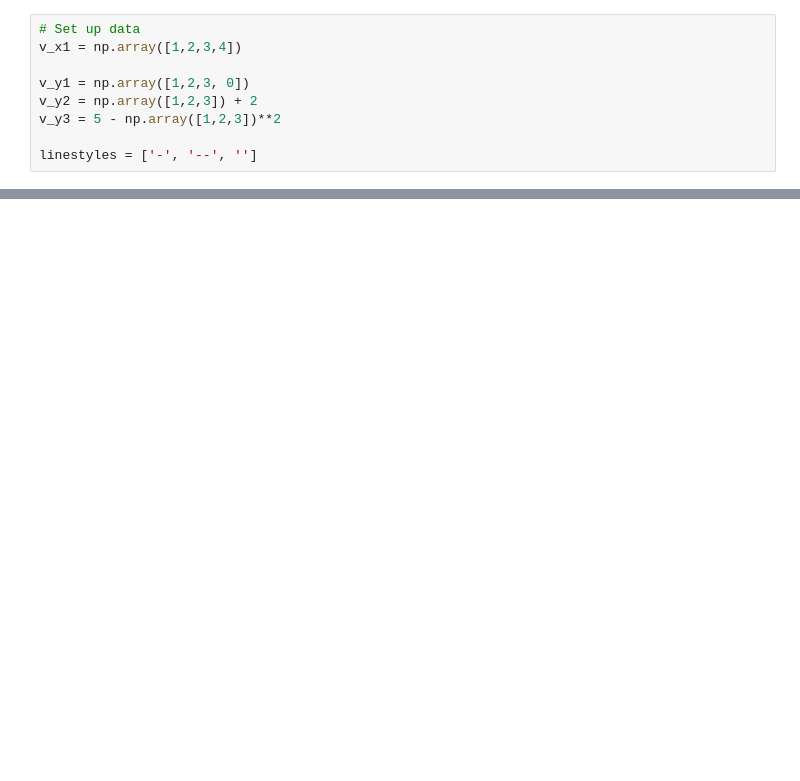
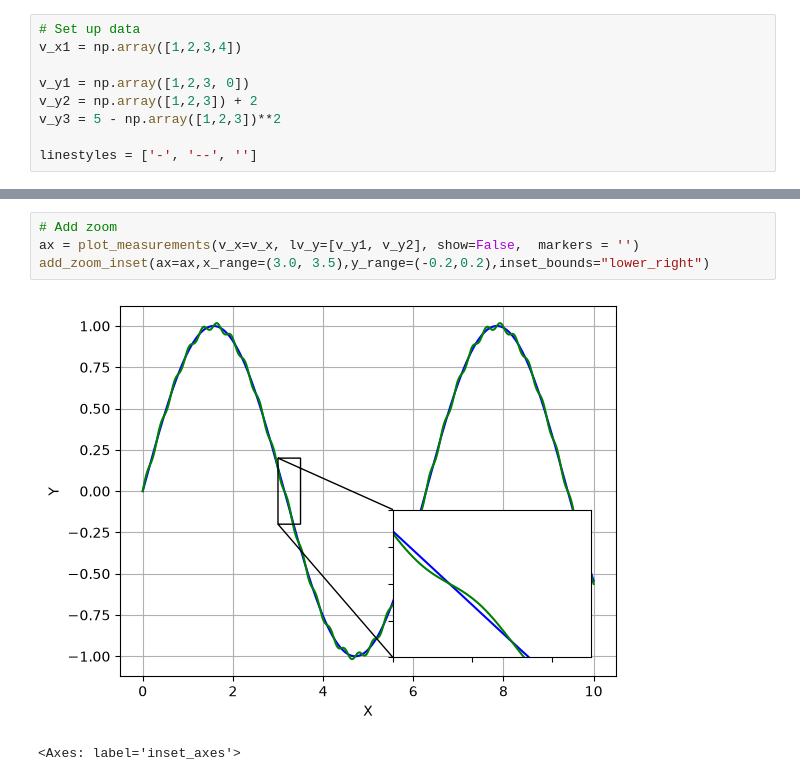
Before and after one commit to Defratino/lab-math-tools, a Jupyter notebook: notebooks/graphing_demo.ipynb, the cells around one changed output, grey strips where cells are left out. Saved outputs shown, nothing was run; the diff lists cells and outputs as text; blank space fills up the shorter version.

```diff
--- a/notebooks/graphing_demo.ipynb
+++ b/notebooks/graphing_demo.ipynb
@@ -20,0 +41,7 @@ Note: m_y was converted from a list of vectors to a matrix.
+# %%
+# Add zoom
+ax = plot_measurements(v_x=v_x, lv_y=[v_y1, v_y2], show=False,  markers = '')
+add_zoom_inset(ax=ax,x_range=(3.0, 3.5),y_range=(-0.2,0.2),inset_bounds="lower_right")
+# %% [output]
+[figure, added]
+<Axes: label='inset_axes'>
```
Also changed, not shown: parts of 7 cells of this notebook, 4 other files.
